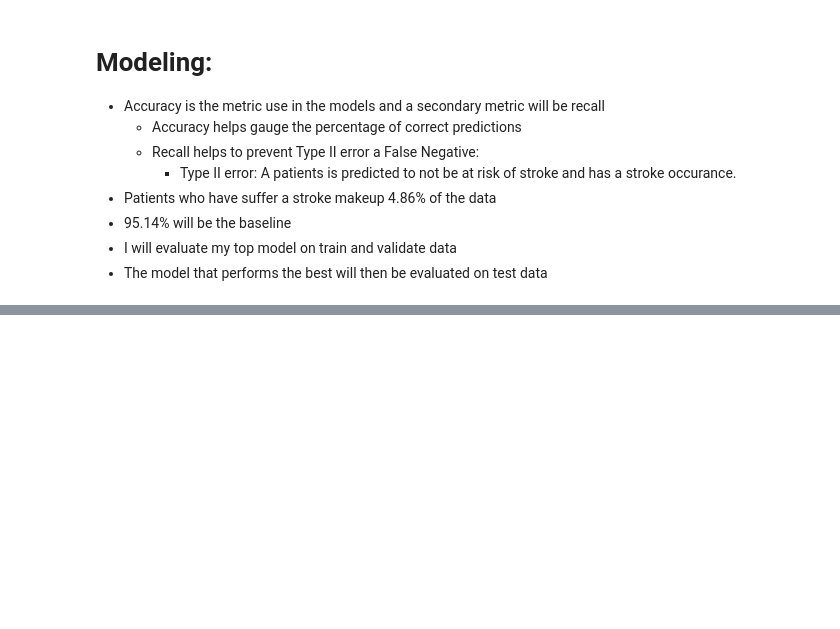
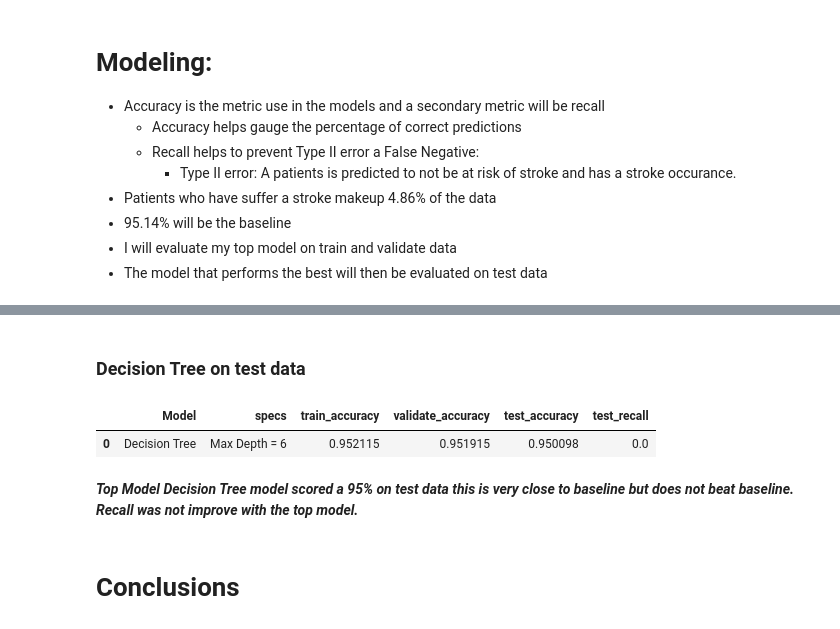
Before and after one commit to Yvette-Ibarra/Individual-Project, a Jupyter notebook: Stroke_Project_Final_Report.ipynb, the cells around one changed output, grey strips where cells are left out. Drawn from its saved outputs; the diff is of its cells as text; code cells hidden in the pictures; blank space fills up the shorter version.

Commit message:
update test model and markdowns

```diff
--- a/Stroke_Project_Final_Report.ipynb
+++ b/Stroke_Project_Final_Report.ipynb
@@ -308,0 +292,12 @@ models_metrics_df
+# %% [markdown]
+### Decision Tree on test data
+# %%
+test_df = m.test_metrics(X_train,y_train, X_validate, y_validate,X_test,y_test)
+test_df
+# %% [output]
+|  | Model | specs | train_accuracy | validate_accuracy | test_accuracy | test_recall |
+| 0 | Decision Tree | Max Depth = 6 | 0.952115 | 0.951915 | 0.950098 | 0.0 |
+# %% [markdown]
+***Top Model Decision Tree model scored a 95% on test data this is very close to baseline but does not beat baseline. Recall was not improve with the top model.***
+# %% [markdown]
+# Conclusions
```
Also changed, not shown: parts of 12 cells of this notebook.
